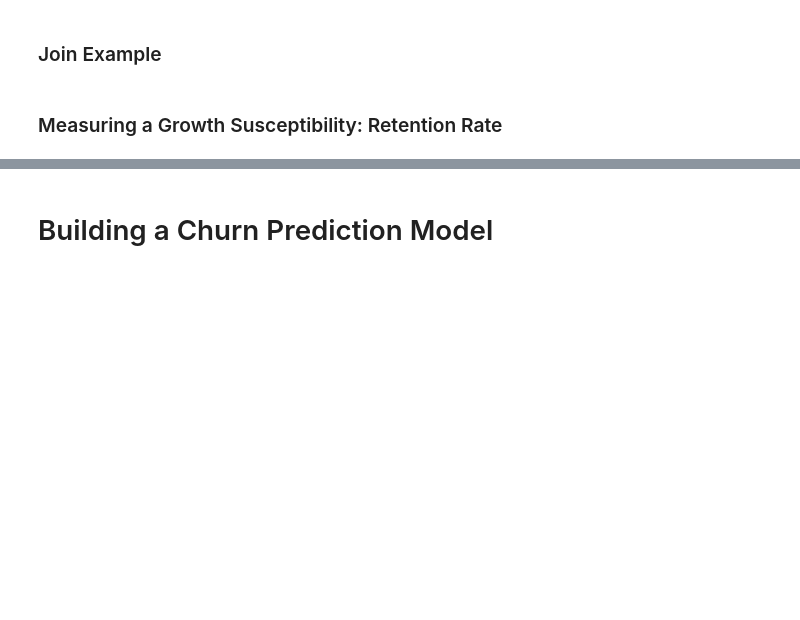
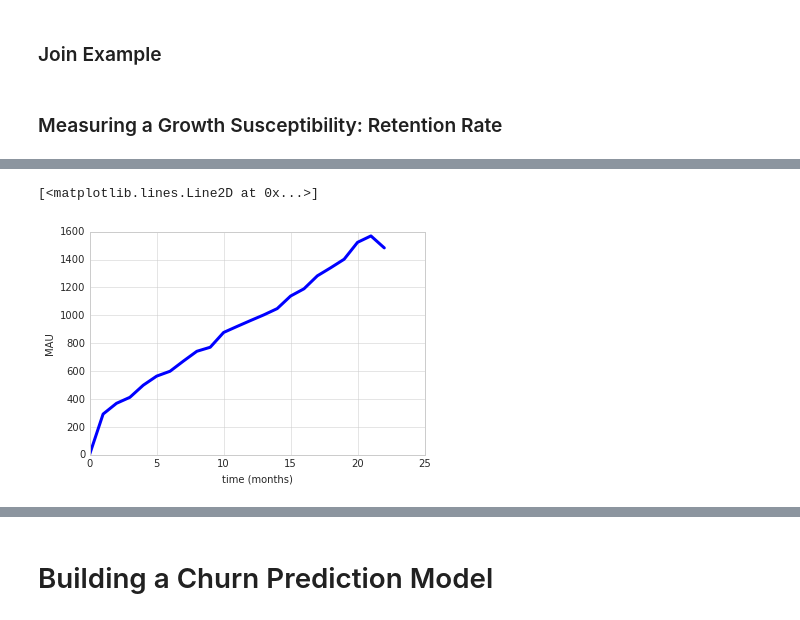
Before and after one commit to thevioletpiece/data_science_tools, a Jupyter notebook: databases/Lecture 16 .ipynb, the cells around one changed output, grey strips where cells are left out. Saved outputs shown, nothing was run; the diff lists cells and outputs as text; code cells hidden in the pictures; blank space fills up the shorter version.

```diff
--- a/databases/Lecture 16 .ipynb
+++ b/databases/Lecture 16 .ipynb
@@ -408,18 +408,21 @@ plt.plot(new_users['new_users'])
 # %%
 #Show active users per day
 dau=sql.read_sql('''
 select
     substr(date(timestamp, 'unixepoch'), 1,7) as month_active,
     count(distinct(customerid)) as active_users
 from
     master_fact
 group by 1
 ''', con=conn)
 plt.figure(figsize=(6,4))
 plt.style.use('seaborn-whitegrid')
 plt.xlabel('time (months)')
-plt.ylabel('DAU')
+plt.ylabel('MAU')
 plt.plot(dau['active_users'])
+# %% [output]
+[<matplotlib.lines.Line2D at 0x...>]
+[figure, added]
 # %%
 cohorts = [item for item in new_users['new_users']]
 results=pd.DataFrame(computeYLin(cohorts, 1, 0.15, 0.002))
```
Also changed, not shown: parts of 21 cells of this notebook, 1 other file.
